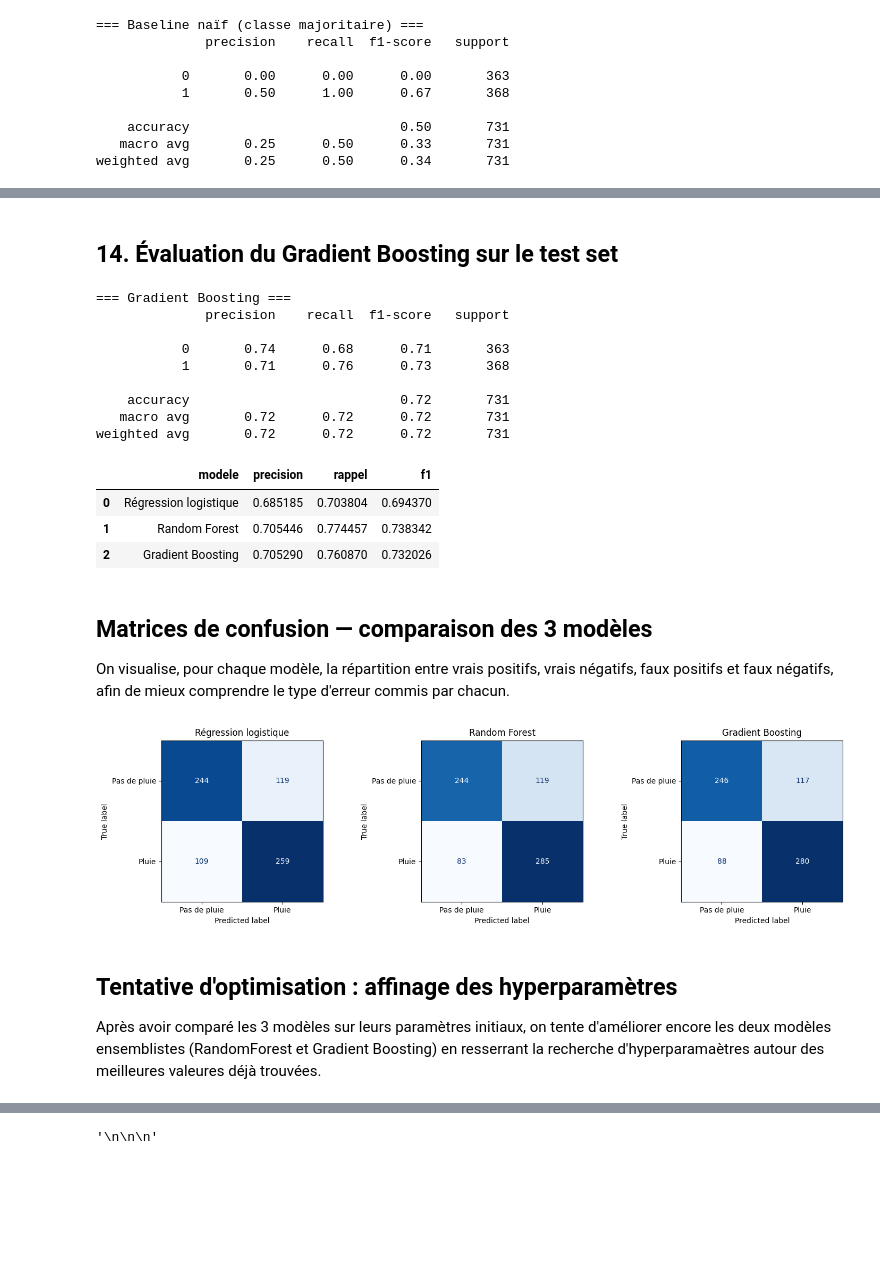
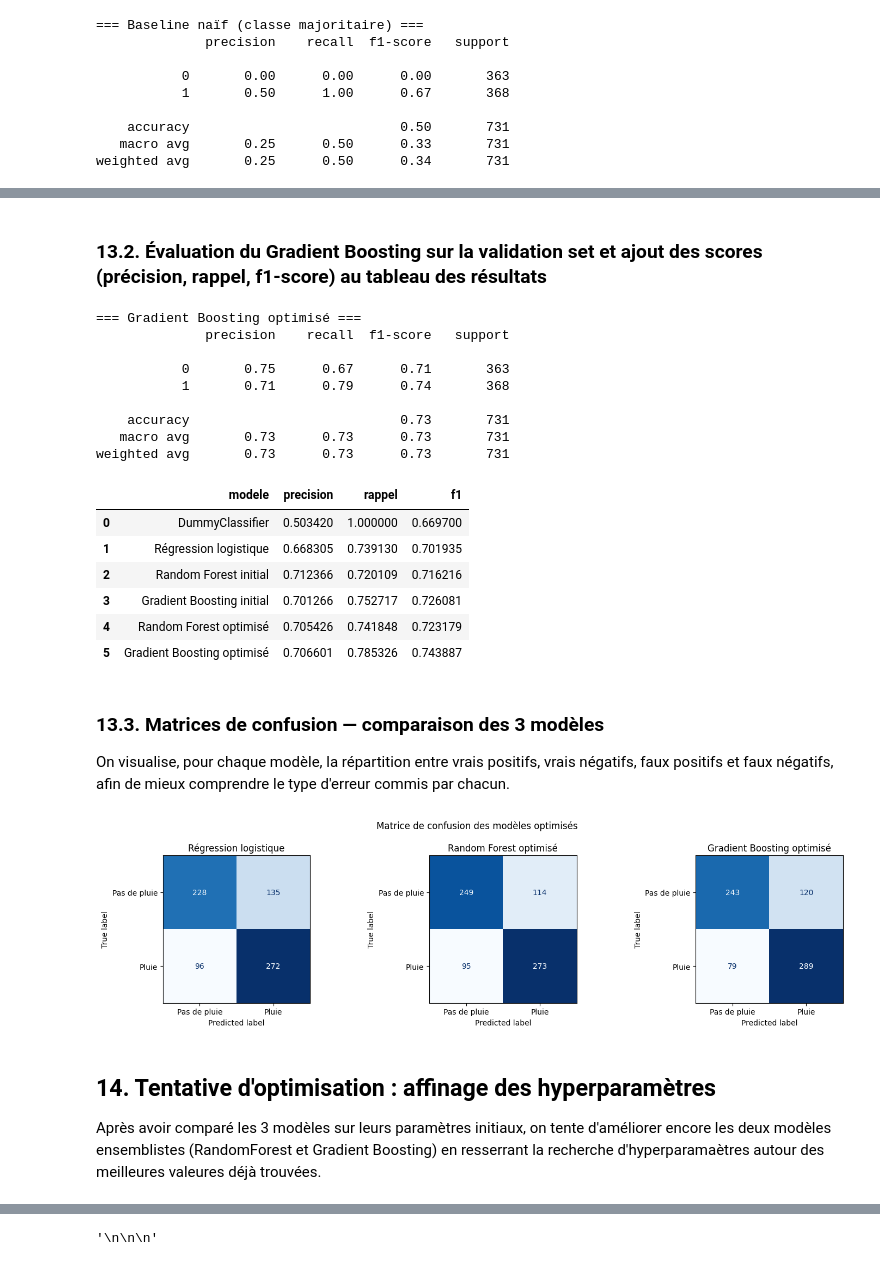
Before and after one commit to Dine803/cosit-stage-prediction-meteo, a Jupyter notebook: notebooks/modele_pluie.ipynb, the cells around one changed output, grey strips where cells are left out. Saved outputs shown, nothing was run; the diff lists cells and outputs as text; code cells hidden in the pictures; blank space fills up the shorter version.

Commit message:
Restructuration complet du notebook avec une revue importante de la table des matières
Choix du modèle final

Il ne reste plus que des ajustements pour finaliser le notebook

```diff
--- a/notebooks/modele_pluie.ipynb
+++ b/notebooks/modele_pluie.ipynb
@@ -289,15 +402,15 @@ df_val = df.iloc[fin_train:fin_val]
 df_test = df.iloc[fin_val:]
 
 # Entraînement
-X_train = df_train[FEATURES_AVEC_MOIS_CYCLIQUE]
+X_train = df_train[FEATURES_COMMUNES]
 y_train = creer_cible_pluie(df_train)
 
 #Validation entre les différents modèles
-X_val = df_val[FEATURES_AVEC_MOIS_CYCLIQUE]
+X_val = df_val[FEATURES_COMMUNES]
 y_val = creer_cible_pluie(df_val)
 
 # Test pour évaluer le comportement de notre modèle final face à de futurs données
-X_test = df_test[FEATURES_AVEC_MOIS_CYCLIQUE]
+X_test = df_test[FEATURES_COMMUNES]
 y_test = creer_cible_pluie(df_test)
 
 print("Train :", X_train.shape, "| Val :", X_val.shape, "| Test :", X_test.shape)
@@ -393,0 +511,6 @@ F1 moyen(CV) 0.714
+# %%
+rf_initial = RandomForestClassifier(random_state= RANDOM_STATE)
+
+rf_initial.fit(X_train, y_train)
+
+y_pred_rf_initial = rf_initial.predict(X_val)
@@ -393,0 +550,6 @@ F1 moyen(CV) 0.714
+# %%
+gb_initial = GradientBoostingClassifier(random_state= RANDOM_STATE)
+
+gb_initial.fit(X_train, y_train)
+
+y_pred_gb_initial = gb_initial.predict(X_val)
@@ -393,0 +588,18 @@ F1 moyen(CV) 0.714
+# %%
+fig, axes = plt.subplots(1, 3, figsize=(15, 4))
+
+predictions = {
+    "Régression logistique": y_pred_logit,
+    "Random Forest initial": y_pred_rf_initial,
+    "Gradient Boosting initial": y_pred_gb_initial,
+}
+
+for ax, (nom_modele, y_pred) in zip(axes, predictions.items()):
+    cm = confusion_matrix(y_val, y_pred)
+    disp = ConfusionMatrixDisplay(confusion_matrix=cm, display_labels=["Pas de pluie", "Pluie"])
+    disp.plot(ax=ax, cmap="Blues", colorbar=False)
+    ax.set_title(nom_modele)
+
+plt.suptitle("Matrice de confusion des modèles initiaux")
+plt.tight_layout()
+plt.show()
@@ -488,13 +704,13 @@ Meilleurs hyperparamètres GB : {'subsample': 0.8, 'n_estimators': 100, 'min_sam
 # %% [markdown]
-## 14. Évaluation du Gradient Boosting sur le test set
+### 13.2. Évaluation du Gradient Boosting sur la validation set et ajout des scores (précision, rappel, f1-score) au tableau des résultats
 # %%
 y_pred_gb = modele_gb.predict(X_val)
 
-print("=== Gradient Boosting ===")
+print("=== Gradient Boosting optimisé ===")
 print(classification_report(y_val, y_pred_gb))
 
 resultats.append({
-    "modele": "Gradient Boosting",
+    "modele": "Gradient Boosting optimisé",
     "precision": precision_score(y_val, y_pred_gb),
     "rappel": recall_score(y_val, y_pred_gb),
     "f1": f1_score(y_val, y_pred_gb),
@@ -502,48 +718,50 @@ resultats.append({
 
 pd.DataFrame(resultats)
 # %% [output]
-=== Gradient Boosting ===
+=== Gradient Boosting optimisé ===
               precision    recall  f1-score   support
 
-           0       0.74      0.68      0.71       363
-           1       0.71      0.76      0.73       368
+           0       0.75      0.67      0.71       363
+           1       0.71      0.79      0.74       368
 
-    accuracy                           0.72       731
-   macro avg       0.72      0.72      0.72       731
-weighted avg       0.72      0.72      0.72       731
+    accuracy                           0.73       731
+   macro avg       0.73      0.73      0.73       731
+weighted avg       0.73      0.73      0.73       731
 |  | modele | precision | rappel | f1 |
-| 0 | Régression logistique | 0.685185 | 0.703804 | 0.694370 |
-| 1 | Random Forest | 0.705446 | 0.774457 | 0.738342 |
-| 2 | Gradient Boosting | 0.705290 | 0.760870 | 0.732026 |
+| 0 | DummyClassifier | 0.503420 | 1.000000 | 0.669700 |
+| 1 | Régression logistique | 0.668305 | 0.739130 | 0.701935 |
+| 2 | Random Forest initial | 0.712366 | 0.720109 | 0.716216 |
+| 3 | Gradient Boosting initial | 0.701266 | 0.752717 | 0.726081 |
+| 4 | Random Forest optimisé | 0.705426 | 0.741848 | 0.723179 |
+| 5 | Gradient Boosting optimisé | 0.706601 | 0.785326 | 0.743887 |
 # %% [markdown]
-## Matrices de confusion — comparaison des 3 modèles
+### 13.3. Matrices de confusion — comparaison des 3 modèles
 
 On visualise, pour chaque modèle, la répartition entre vrais positifs,
 vrais négatifs, faux positifs et faux négatifs, afin de mieux comprendre
 le type d'erreur commis par chacun.
 # %%
-
-
 fig, axes = plt.subplots(1, 3, figsize=(15, 4))
 
 predictions = {
     "Régression logistique": y_pred_logit,
-    "Random Forest": y_pred_rf,
-    "Gradient Boosting": y_pred_gb,
+    "Random Forest optimisé": y_pred_rf,
+    "Gradient Boosting optimisé": y_pred_gb,
 }
 
 for ax, (nom_modele, y_pred) in zip(axes, predictions.items()):
     cm = confusion_matrix(y_val, y_pred)
     disp = ConfusionMatrixDisplay(confusion_matrix=cm, display_labels=["Pas de pluie", "Pluie"])
     disp.plot(ax=ax, cmap="Blues", colorbar=False)
     ax.set_title(nom_modele)
 
+plt.suptitle("Matrice de confusion des modèles optimisés")
 plt.tight_layout()
 plt.show()
 # %% [output]
-[figure, old version]
+[figure, new version]
 # %% [markdown]
-## Tentative d'optimisation : affinage des hyperparamètres
+## 14. Tentative d'optimisation : affinage des hyperparamètres
 
 Après avoir comparé les 3 modèles sur leurs paramètres initiaux, on tente d'améliorer encore les deux modèles ensemblistes (RandomForest et Gradient Boosting) en resserrant la recherche d'hyperparamaètres autour des meilleures valeures déjà trouvées.
 # %% [markdown]
```
Also changed, not shown: parts of 85 cells of this notebook.
